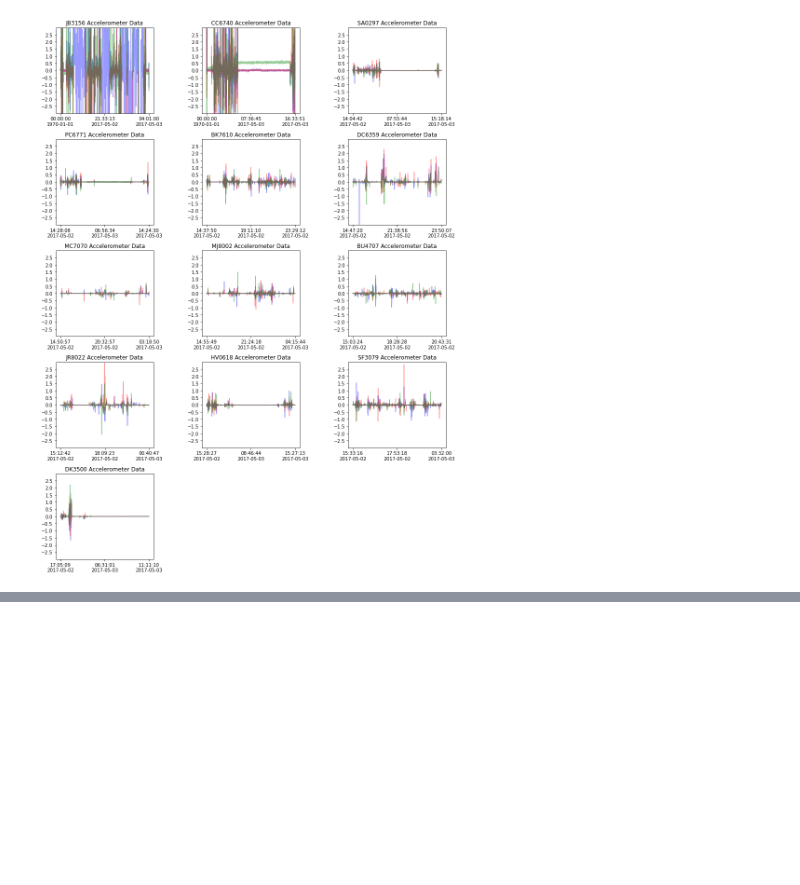
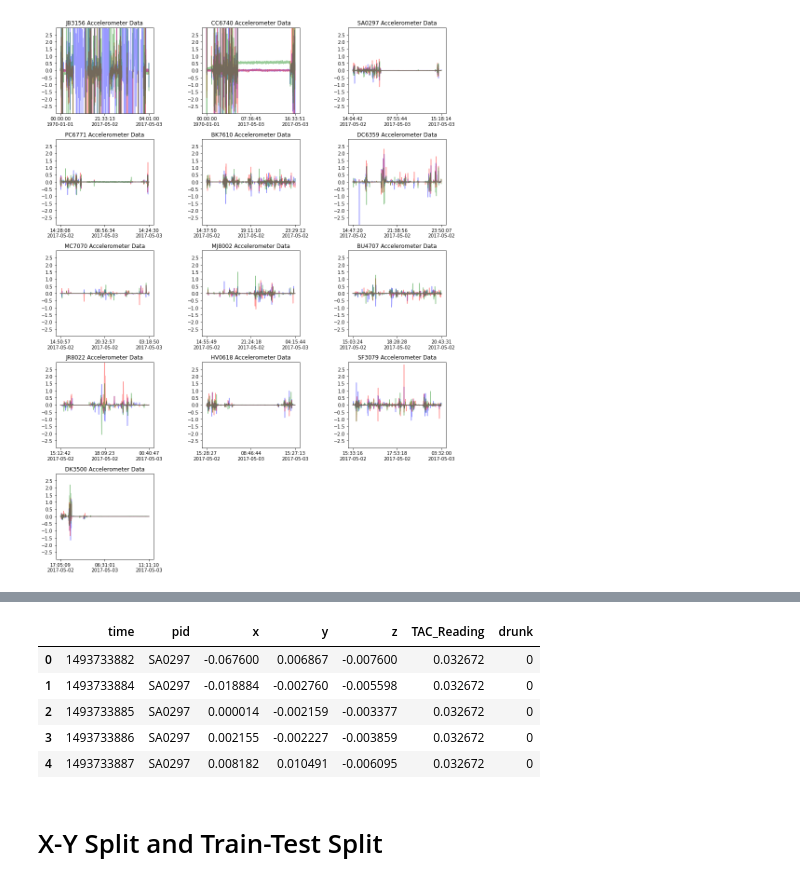
Before and after one commit to kshashank03/data-science-projects, a Jupyter notebook: Classification_Models/detecting_heavy_drinking_using_motion_data.ipynb, the cells around one changed output, grey strips where cells are left out. Drawn from its saved outputs; the diff is of its cells as text; code cells hidden in the pictures; blank space fills up the shorter version.

```diff
--- a/Classification_Models/detecting_heavy_drinking_using_motion_data.ipynb
+++ b/Classification_Models/detecting_heavy_drinking_using_motion_data.ipynb
@@ -117,0 +144,7 @@ plt.show()
+# %%
+data_match = accelerometer_data.copy()
+data_match = data_match[data_match['pid']=='MJ8002']
+data_match['time'] = [str(round(x/1000)) for x in data_match['time']]
+
+data_match = data_match.groupby(['time', 'pid']).mean().reset_index()
+data_match.head()
@@ -117,0 +158,3 @@ plt.show()
+# %%
+data_match_TAC = TAC_data[TAC_data['Participant'] == 'MJ8002']
+data_match_TAC['timestamp'] = data_match_TAC['timestamp'].astype(str)
@@ -117,0 +168,32 @@ plt.show()
+# %%
+#Drop TAC values that are outside the range of the Accelerometer data
+classification_data = pd.DataFrame(columns=['time', 'pid', 'x', 'y', 'z', 'TAC_Reading', 'drunk'])
+
+for i in tqdm(TAC_data['Participant'].unique()):
+  data_match = accelerometer_data.copy()
+  data_match = data_match[data_match['pid']==i]
+  data_match['time'] = [str(round(x/1000)) for x in data_match['time']]
+
+  data_match = data_match.groupby(['time', 'pid']).mean().reset_index()
+
+  data_match_TAC = TAC_data[TAC_data['Participant'] == i]
+  data_match_TAC['timestamp'] = data_match_TAC['timestamp'].astype(str)
+
+  data_match_TAC = data_match_TAC[(data_match_TAC['timestamp'] >= min(data_match['time'])) & \
+                                  (data_match_TAC['timestamp'] <= max(data_match['time']))]
+
+  merged_data = data_match.merge(data_match_TAC, how='outer' , left_on='time', right_on='timestamp')
+  merged_data['time'].fillna(merged_data['timestamp'], inplace=True)
+  merged_data['pid'].fillna(merged_data['Participant'], inplace=True)
+  merged_data.drop(['timestamp', 'Participant'], axis=1, inplace=True)
+  merged_data.sort_values(by=['time'], inplace=True)
+  merged_data['x'].fillna(method='ffill', inplace=True)
+  merged_data['y'].fillna(method='ffill', inplace=True)
+  merged_data['z'].fillna(method='ffill', inplace=True)
+  merged_data['TAC_Reading'].fillna(method='ffill', inplace=True)
+  merged_data['TAC_Reading'].fillna(method='bfill', inplace=True)
+  merged_data['drunk'] = merged_data['TAC_Reading'].apply(lambda x: 1 if x>=0.08 else 0)
+  classification_data = pd.concat([classification_data, merged_data])
+
+
+classification_data.describe()
@@ -117,0 +215,11 @@ plt.show()
+# %%
+classification_data.head()
+# %% [output]
+|  | time | pid | x | y | z | TAC_Reading | drunk |
+| 0 | 1493733882 | SA0297 | -0.067600 | 0.006867 | -0.007600 | 0.032672 | 0 |
+| 1 | 1493733884 | SA0297 | -0.018884 | -0.002760 | -0.005598 | 0.032672 | 0 |
+| 2 | 1493733885 | SA0297 | 0.000014 | -0.002159 | -0.003377 | 0.032672 | 0 |
+| 3 | 1493733886 | SA0297 | 0.002155 | -0.002227 | -0.003859 | 0.032672 | 0 |
+| 4 | 1493733887 | SA0297 | 0.008182 | 0.010491 | -0.006095 | 0.032672 | 0 |
+# %% [markdown]
+# X-Y Split and Train-Test Split
```
Also changed, not shown: parts of 24 cells of this notebook.
